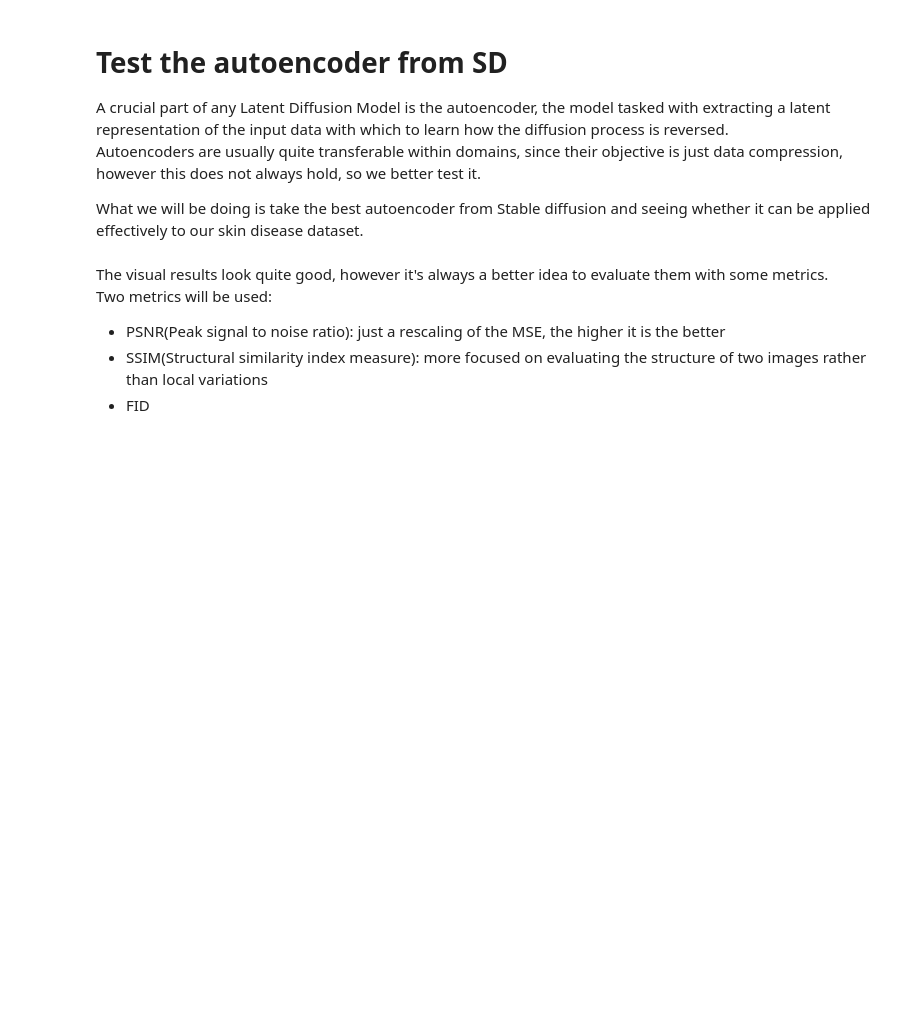
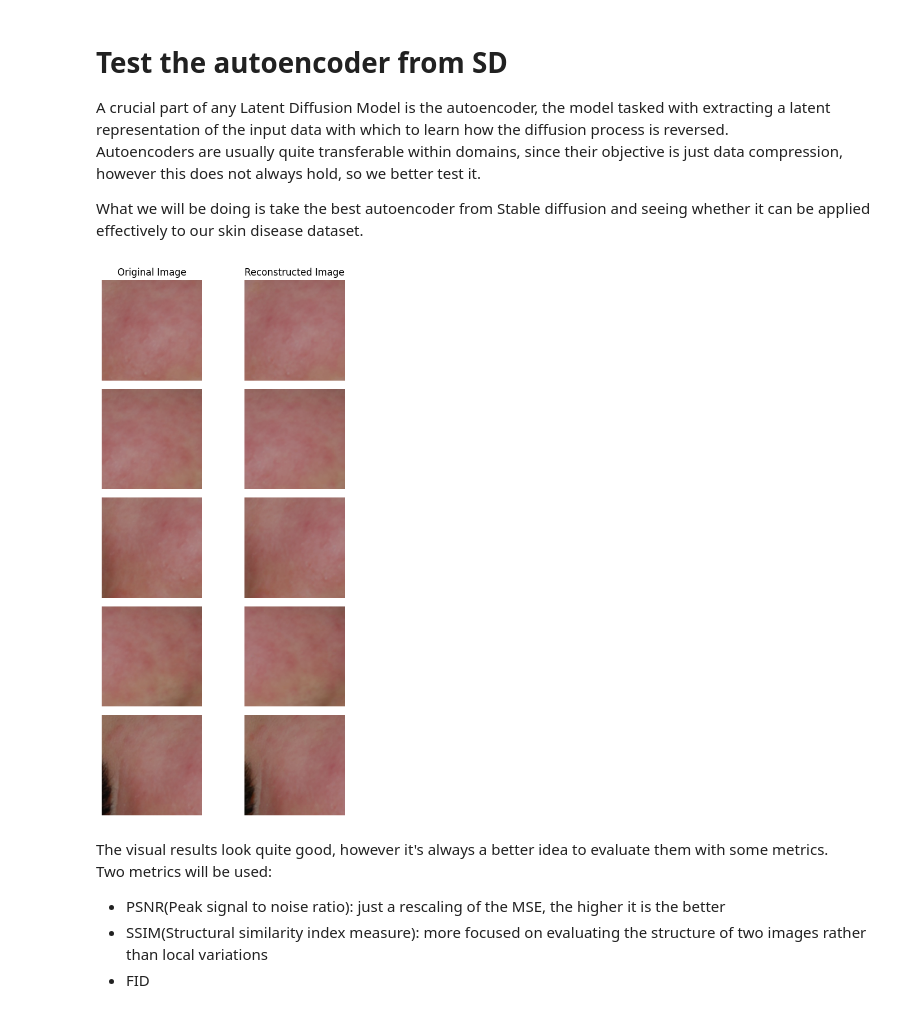
Before and after one commit to aequitas-aod/experiments-synthetic-generation-clinical-skin-images, a Jupyter notebook: DERMDiff.ipynb, the cells around one changed output. Saved outputs shown, nothing was run; the diff lists cells and outputs as text; code cells hidden in the pictures; blank space fills up the shorter version.

```diff
--- a/DERMDiff.ipynb
+++ b/DERMDiff.ipynb
@@ -208,3 +205,35 @@ vae = AutoencoderKL.from_pretrained(vae_id).to(device)
+# %%
+# Visual evaluation of reconstruction results, side by side
+n_images = 5
+dl = DataLoader(pair_dataset, batch_size=n_images,collate_fn=pair_collate_fn)
+
+for batch in dl:
+    data= batch["img"]
+    data = data.to(device)
+
+    # Reconstruct
+    with torch.no_grad():
+        reconstructed = vae(data, return_dict=False)[0]
+
+  # Create a figure and subplots with a 5x2 grid
+    fig, axes = plt.subplots(n_images, 2, figsize=(6, 10))
+
+    for i in range(reconstructed.shape[0]):
+        # Set title
+        if i == 0:
+            axes[i,0].set_title("Original Image")
+            axes[i,1].set_title("Reconstructed Image")
+        # Original
+        axes[i,0].imshow(np.moveaxis(data[i,...].cpu().numpy(),0,-1))
+        axes[i,0].axis('off')
+        # Reconstructed
+        axes[i,1].imshow(np.moveaxis(reconstructed[i].cpu().numpy(),0,-1))
+        axes[i,1].axis('off')
+    plt.tight_layout()
+    plt.show()
+    break
+# %% [output]
+[figure, added]
 # %% [markdown]
 The visual results look quite good, however it's always a better idea to evaluate them with some metrics.
 Two metrics will be used:
```
Also changed, not shown: parts of 13 cells of this notebook, 1 other file.
